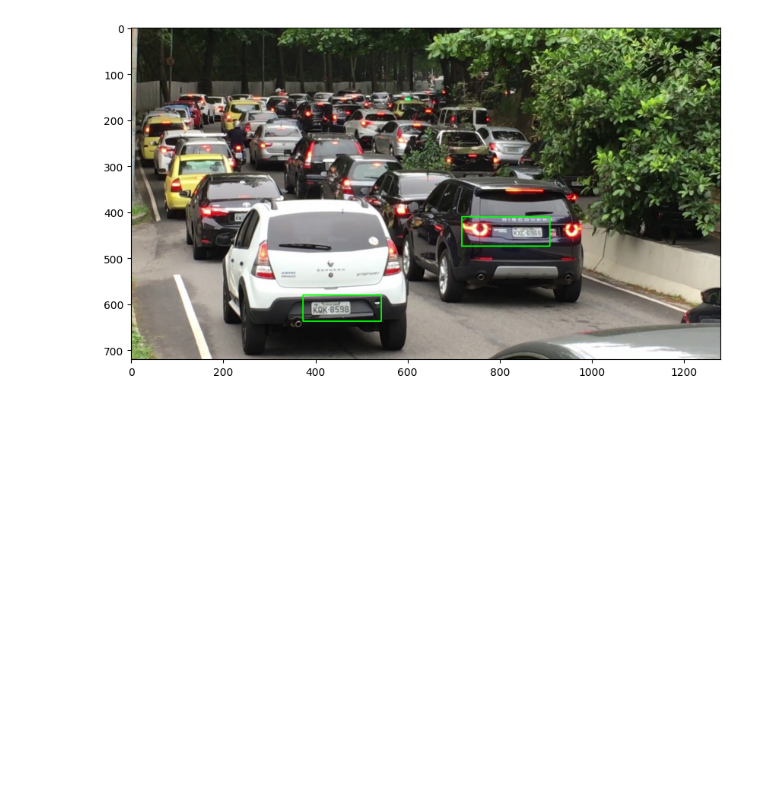
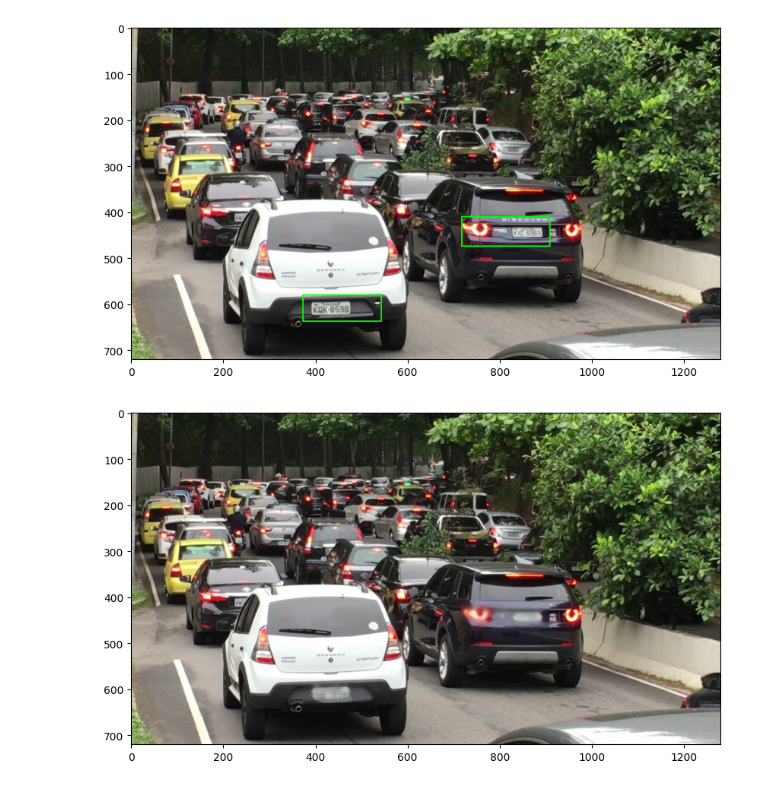
Before and after one commit to HariharanJayavel/License-Plate-Detection-using-OpenCV-and-Haar-Cascade-Classifier, a Jupyter notebook: License plate Detection.ipynb, the cells around one changed output. Drawn from its saved outputs; the diff is of its cells as text; code cells hidden in the pictures; blank space fills up the shorter version.

```diff
--- a/License plate Detection.ipynb
+++ b/License plate Detection.ipynb
@@ -36,3 +36,20 @@ Total license plates detected: 2
 display(result)
 # %% [output]
 [figure]
+# %%
+def detect_and_blur_plate(img):
+    plate_img = img.copy()
+    roi = img.copy()
+    plate_rects = plate_cascade.detectMultiScale(plate_img,scaleFactor=1.1,minNeighbors=4)
+    for (x, y, w, h) in plate_rects:
+        if w > 0 and h > 0 and y+h <= plate_img.shape[0] and x+w <= plate_img.shape[1]:
+            roi = plate_img[y:y+h, x:x+w]
+            blurred_roi = cv2.medianBlur(roi,15)
+            plate_img[y:y+h,x:x+w] = blurred_roi
+    return plate_img
+# %%
+result = detect_and_blur_plate(img)
+# %%
+display(result)
+# %% [output]
+[figure, added]
```
